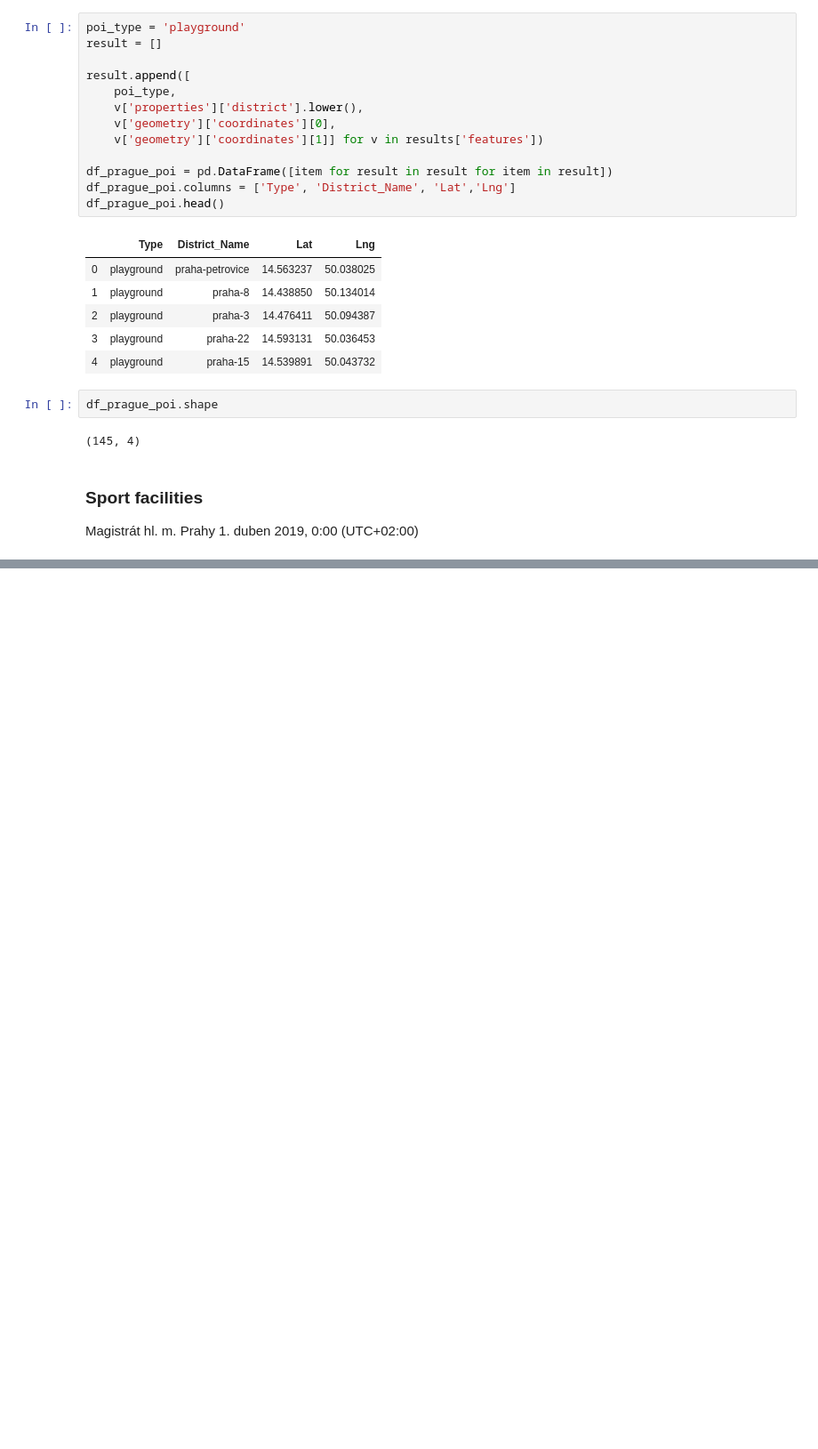
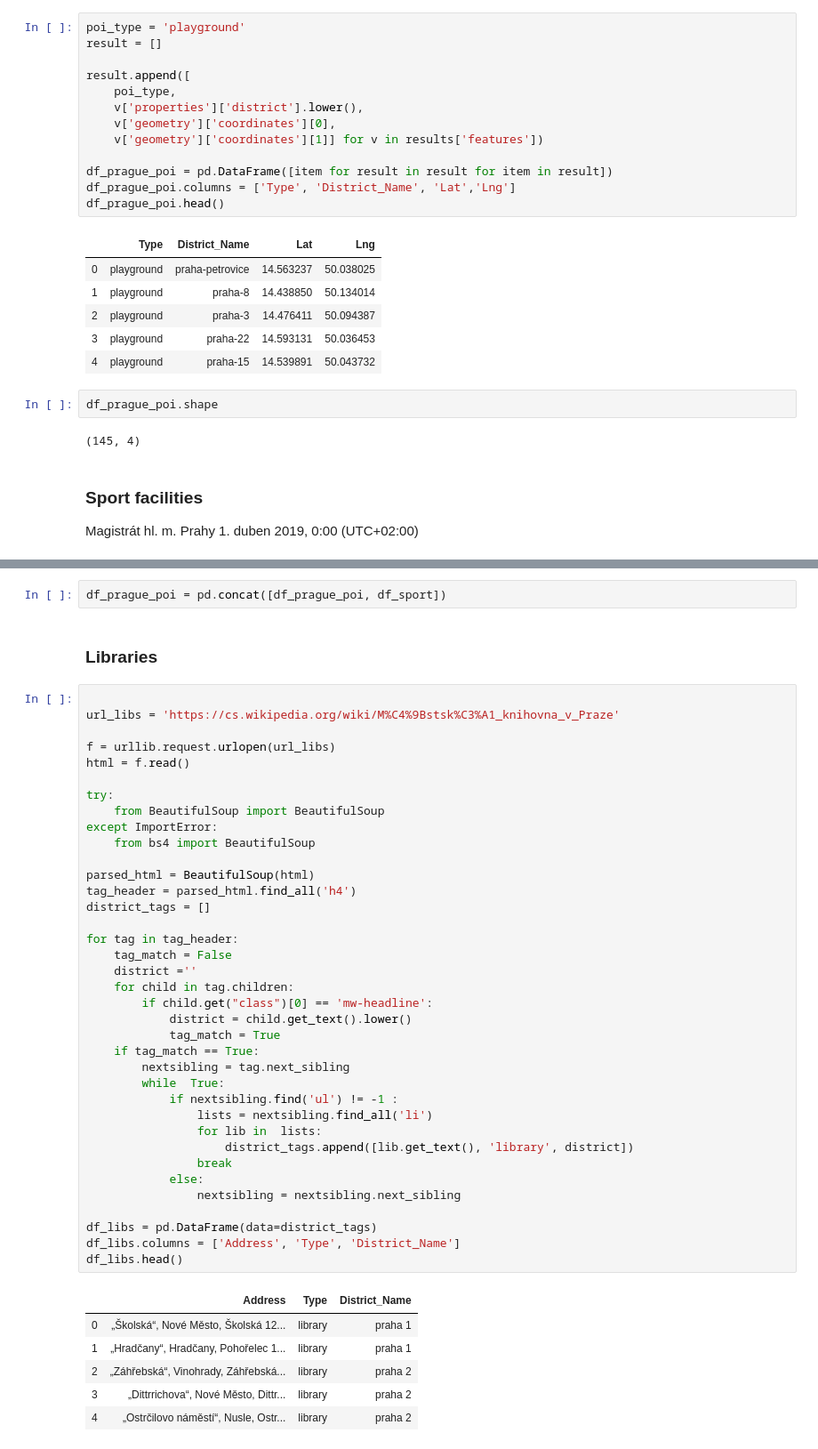
Before and after one commit to tonnyeremin/Urban-Data-Science, a Jupyter notebook: Walking Accessibility.ipynb, the cells around one changed output, grey strips where cells are left out. Shown at 89% size. Drawn from its saved outputs; the diff is of its cells as text; blank space fills up the shorter version.

```diff
--- a/Walking Accessibility.ipynb
+++ b/Walking Accessibility.ipynb
@@ -406,0 +406,48 @@ b'title;address;phone;web;Chmelnice, Praha;prague\r\n  DTJ Jinonice;Butovick\xc3
+# %%
+df_prague_poi = pd.concat([df_prague_poi, df_sport])
+# %% [markdown]
+### Libraries
+# %%
+
+url_libs = 'https://cs.wikipedia.org/wiki/M%C4%9Bstsk%C3%A1_knihovna_v_Praze'
+
+f = urllib.request.urlopen(url_libs)
+html = f.read()
+
+try:
+    from BeautifulSoup import BeautifulSoup
+except ImportError:
+    from bs4 import BeautifulSoup
+
+parsed_html = BeautifulSoup(html)
+tag_header = parsed_html.find_all('h4')
+district_tags = []
+
+for tag in tag_header:
+    tag_match = False
+    district =''
+    for child in tag.children:
+        if child.get("class")[0] == 'mw-headline':
+            district = child.get_text().lower()
+            tag_match = True
+    if tag_match == True:
+        nextsibling = tag.next_sibling
+        while  True:
+            if nextsibling.find('ul') != -1 :
+                lists = nextsibling.find_all('li')
+                for lib in  lists:
+                    district_tags.append([lib.get_text(), 'library', district])
+                break
+            else:
+                nextsibling = nextsibling.next_sibling
+
+df_libs = pd.DataFrame(data=district_tags)
+df_libs.columns = ['Address', 'Type', 'District_Name']
+df_libs.head()
+# %% [output]
+|  | Address | Type | District_Name |
+| 0 | „Školská“, Nové Město, Školská 12... | library | praha 1 |
+| 1 | „Hradčany“, Hradčany, Pohořelec 1... | library | praha 1 |
+| 2 | „Záhřebská“, Vinohrady, Záhřebská... | library | praha 2 |
+| 3 | „Dittrrichova“, Nové Město, Dittr... | library | praha 2 |
+| 4 | „Ostrčilovo náměstí“, Nusle, Ostr... | library | praha 2 |
```
Also changed, not shown: parts of 6 cells of this notebook.
